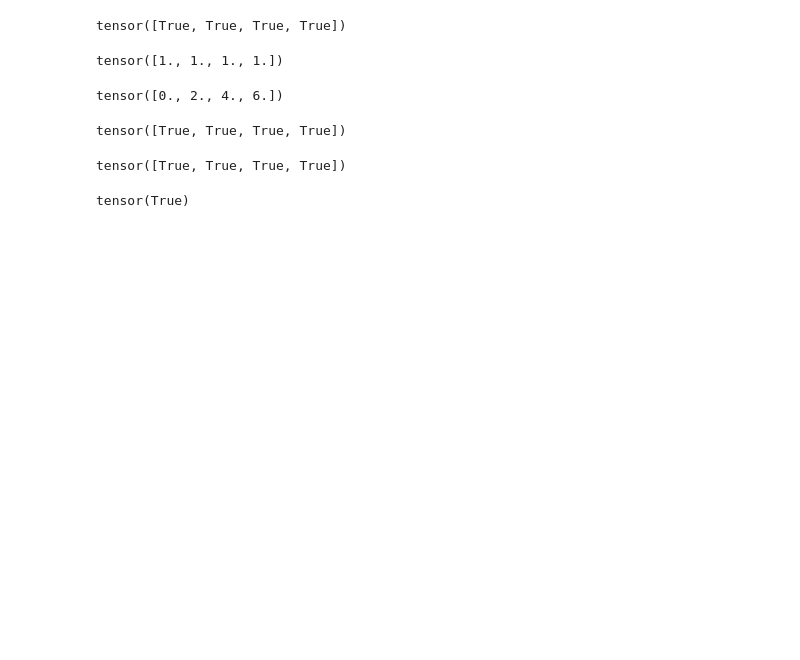
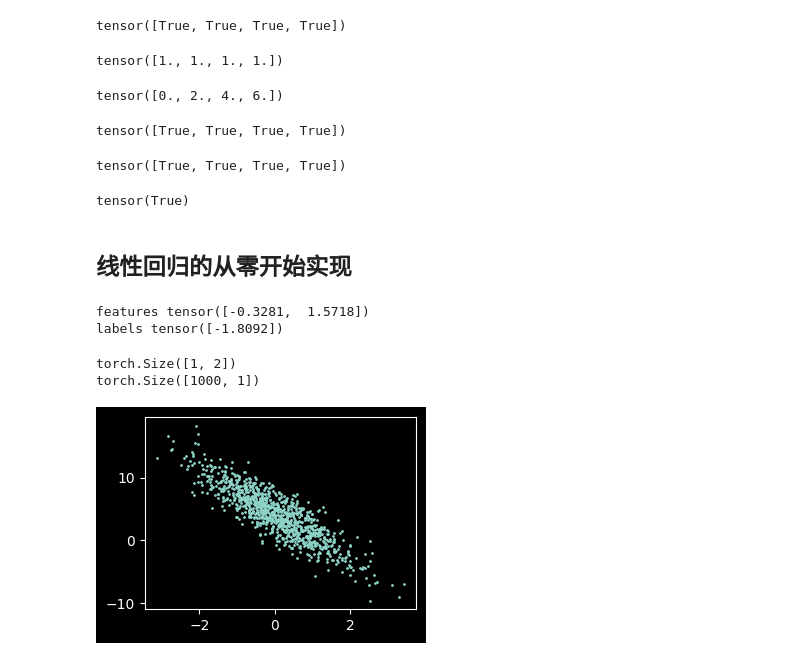
Before and after one commit to Sylvieeeeeeeee/Pytorch_Learning, a Jupyter notebook: pytorch_learning.ipynb, the cells around one changed output. Cells and saved outputs as stored; diff of their text form; code cells hidden in the pictures; blank space fills up the shorter version.

```diff
--- a/pytorch_learning.ipynb
+++ b/pytorch_learning.ipynb
@@ -580,3 +582,5 @@ d.backward()
 a.grad == d/a
 # %% [output]
 tensor(True)
+# %% [markdown]
+## 线性回归的从零开始实现
@@ -582,0 +592,37 @@ tensor(True)
+# %%
+# 根据带有噪声的线性模型构造一个人造数据集
+# y = Xw + b + 噪声
+# w = 【2，-3.4】T ； b = 4.2
+def synthetic_data(w,b,num_examples):
+    X = torch.randn((num_examples,w.shape[0])) # torch.normal(a,b,size)完全等价于torch.randn(size)【生成均值为0，标准差为1的随机数】 * b(标准差) + a(均值)
+    y = torch.matmul(X,w) + b
+    y += torch.randn(y.shape) * 0.01
+    return X,y.reshape(-1,1)
+
+true_w = torch.tensor([2,-3.4])
+true_b = 4.2
+features,labels = synthetic_data(true_w,true_b,1000)
+# %%
+print('features',features[0])
+print('labels',labels[0])
+# %% [output]
+features tensor([-0.3281,  1.5718])
+labels tensor([-1.8092])
+# %%
+print(features[:1].shape)
+print(labels.shape)
+# 可视化
+#设置图片大小
+plt.figure(figsize=(3.5,2.5))
+#画散点图
+##Tensor不能直接画图，必须要转成numpy数组：.detach()【先剥离出来】.numpy()【再转换成numpy】
+## s=1是点的大小
+plt.scatter(features[:,1].detach().numpy(),
+            labels.detach().numpy(),
+            s=1)
+#显示图片
+plt.show()
+# %% [output]
+torch.Size([1, 2])
+torch.Size([1000, 1])
+[figure, added]
```
Also changed, not shown: parts of 9 cells of this notebook.
